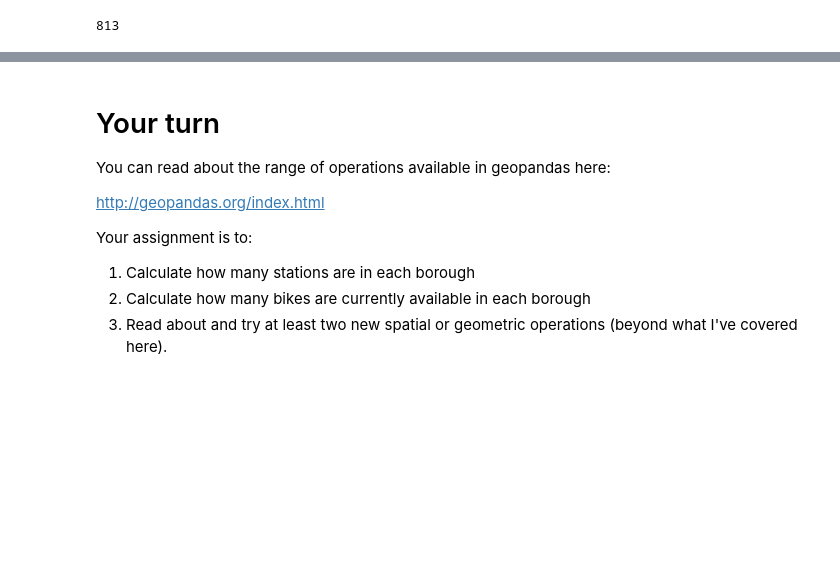
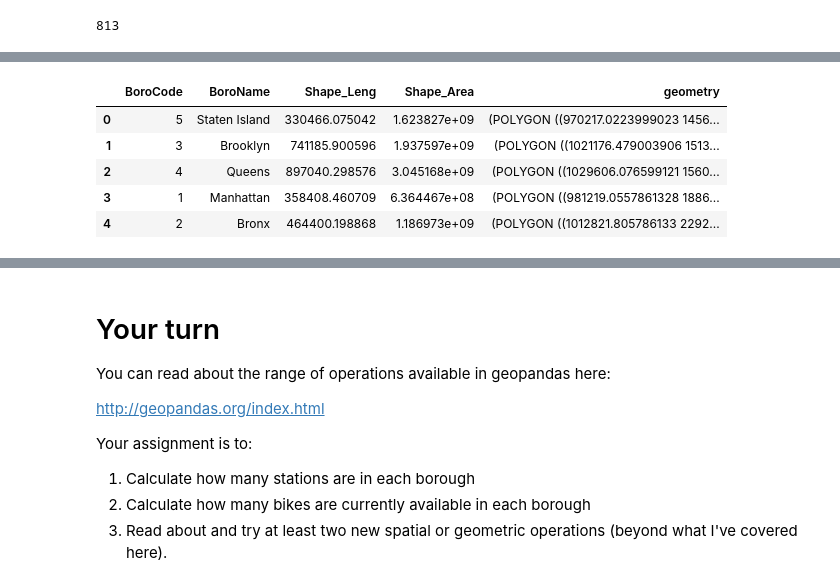
Before and after one commit to FRA228/ce599, a Jupyter notebook: 10-Spatial Analysis/citibike.ipynb, the cells around one changed output, grey strips where cells are left out. Drawn from its saved outputs; the diff is of its cells as text; code cells hidden in the pictures; blank space fills up the shorter version.

```diff
--- a/10-Spatial Analysis/citibike.ipynb
+++ b/10-Spatial Analysis/citibike.ipynb
@@ -56,3 +57,12 @@ AttributeError: No geometry data set yet (expected in column 'geometry'.
+# %%
+boros
+# %% [output]
+|  | BoroCode | BoroName | Shape_Leng | Shape_Area | geometry |
+| 0 | 5 | Staten Island | 330466.075042 | 1.623827e+09 | (POLYGON ((970217.0223999023 1456... |
+| 1 | 3 | Brooklyn | 741185.900596 | 1.937597e+09 | (POLYGON ((1021176.479003906 1513... |
+| 2 | 4 | Queens | 897040.298576 | 3.045168e+09 | (POLYGON ((1029606.076599121 1560... |
+| 3 | 1 | Manhattan | 358408.460709 | 6.364467e+08 | (POLYGON ((981219.0557861328 1886... |
+| 4 | 2 | Bronx | 464400.198868 | 1.186973e+09 | (POLYGON ((1012821.805786133 2292... |
 # %%
 # the geometry objects can do lots of cool stuff.  For example:
 
```
Also changed, not shown: parts of 12 cells of this notebook, 4 other files.
